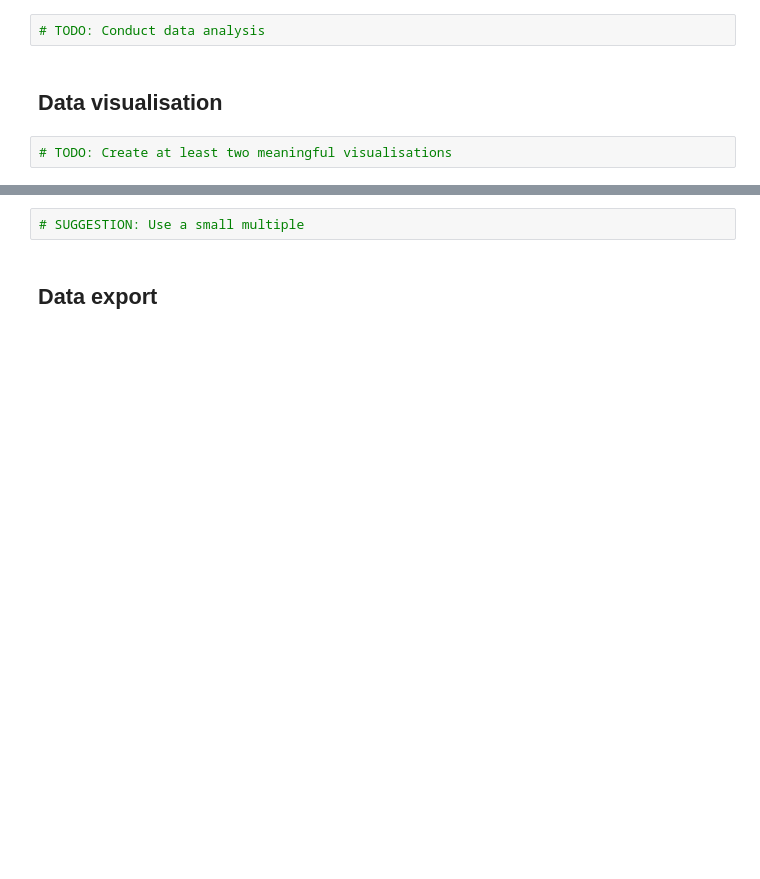
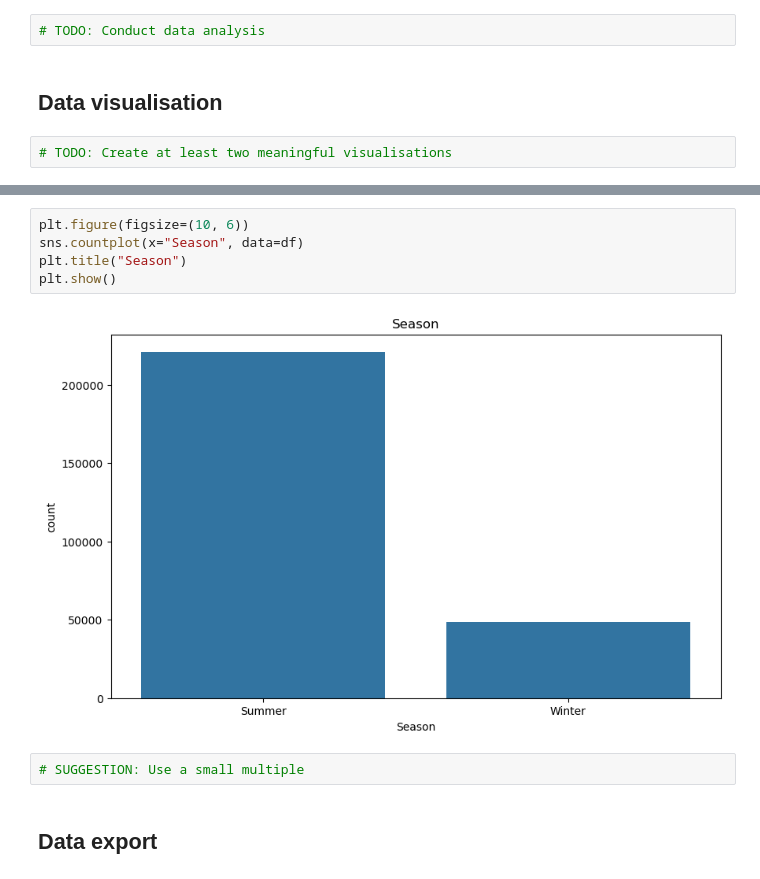
Before and after one commit to malavikakhaitan23/MN5813-Group-Project, a Jupyter notebook: Template.ipynb, the cells around one changed output, grey strips where cells are left out. Saved outputs shown, nothing was run; the diff lists cells and outputs as text; blank space fills up the shorter version.

```diff
--- a/Template.ipynb
+++ b/Template.ipynb
@@ -100,3 +224,10 @@ Display the first few rows and basic information about the DataFrame `df` you ha
+# %%
+plt.figure(figsize=(10, 6))
+sns.countplot(x="Season", data=df)
+plt.title("Season")
+plt.show()
+# %% [output]
+[figure, added]
 # %%
 # SUGGESTION: Use a small multiple
 # %% [markdown]
```
Also changed, not shown: parts of 20 cells of this notebook.
